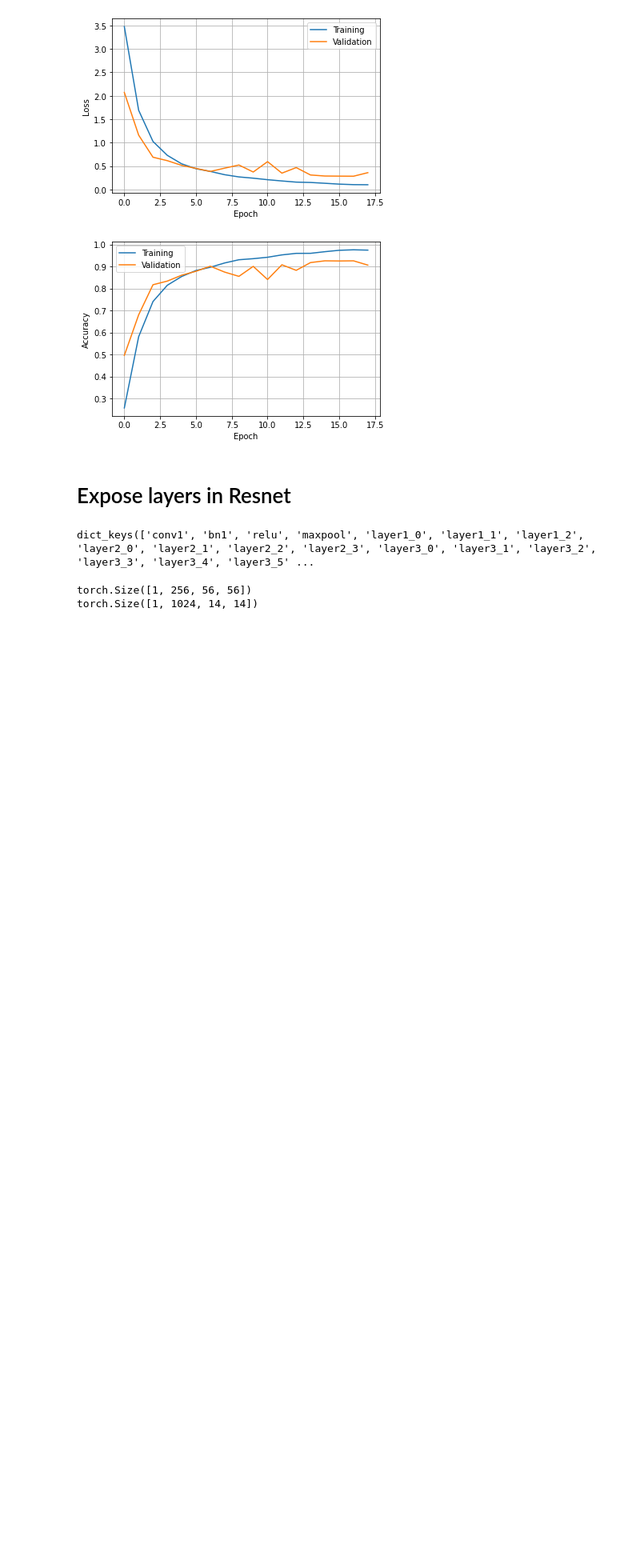
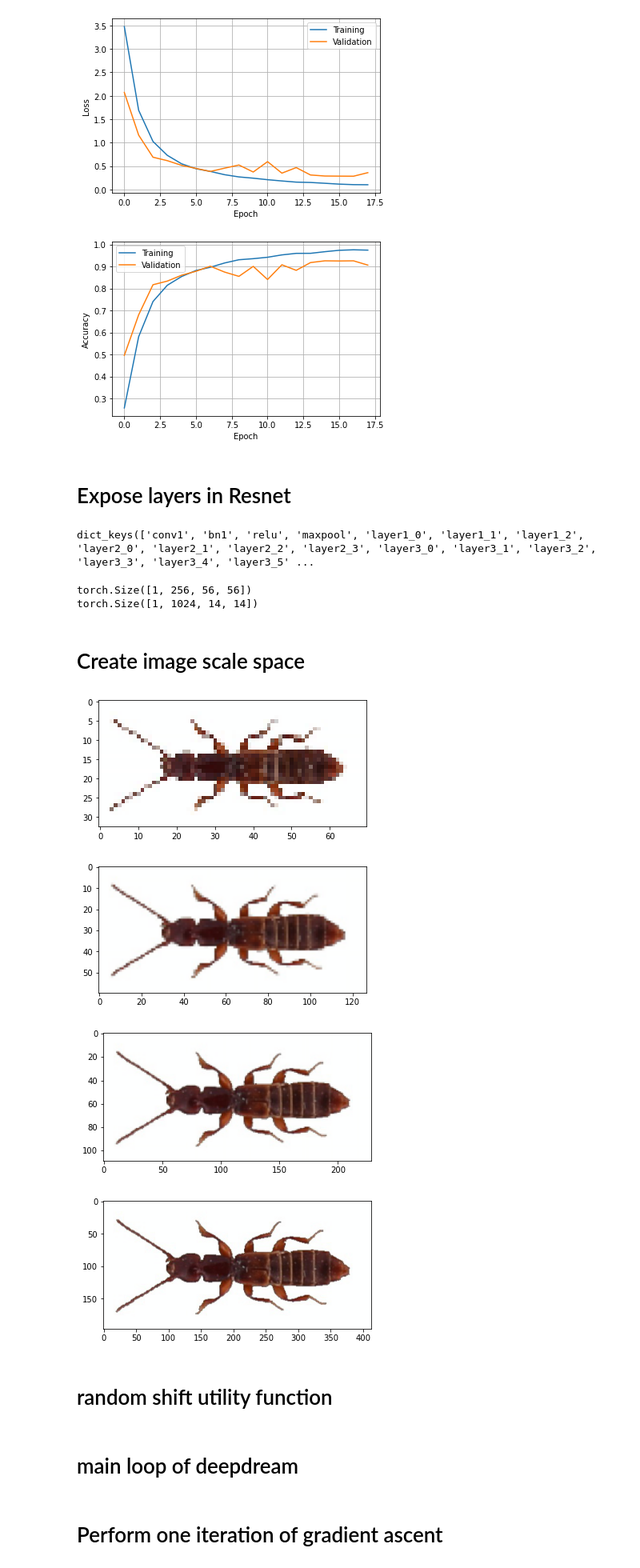
Before and after one commit to JackismyShephard/eternal-bugshine, a Jupyter notebook: deepdream.ipynb, the cells around one changed output. Shown at 80% size. Drawn from its saved outputs; the diff is of its cells as text; code cells hidden in the pictures; blank space fills up the shorter version.

Commit message:
add some (experimental) deep dream code

```diff
--- a/deepdream.ipynb
+++ b/deepdream.ipynb
@@ -427,3 +431,44 @@ for activation in activations.values():
 # %% [output]
 torch.Size([1, 256, 56, 56])
 torch.Size([1, 1024, 14, 14])
+# %% [markdown]
+# Create image scale space
+# %%
+def input_adapter(tensor, device = device):
+    tensor = tensor.to(device).unsqueeze(0)
+    tensor.requires_grad = True
+    return tensor
+
+def output_adapter(tensor):
+    return tensor.to('cpu').detach().squeeze(0)
+# %%
+def scale_level(tensor, start_size, level, ratio=1.8,
+                    levels=4, device = device):
+    exponent = level - levels + 1
+    w, h = np.int32(np.float32(start_size) * (ratio ** exponent))
+    # we resize tensors directly instead of PIL images.
+    # The difference here is that resizing on PIL images does automatic antialiasing
+    # Note that the cv.resize used elsewhere does not use antialiasing
+    scale_tensor = transforms.Resize((h, w))(tensor)
+    scale_tensor = input_adapter(scale_tensor, device)
+    return scale_tensor
+# %%
+def scale_space(image, ratio = 1.8, levels = 4, device = device):
+    scaled_tensors = []
+    start_size = image.size
+    dream_transform = transforms.Compose([tensorfy, normalize])
+    tensor = dream_transform(image)
+    for level in range(levels):
+        scaled_tensor = scale_level(tensor, start_size, level, device = device)
+        scaled_tensors.append(scaled_tensor)
+    return scaled_tensors
+# %%
+for scaled_img in scale_space(image):
+    imshow(output_adapter(scaled_img))
+# %% [output]
+[figure, added]
+[figure, added]
+[figure, added]
+[figure, added]
+# %% [markdown]
+# random shift utility function
@@ -429,0 +484,2 @@ torch.Size([1, 1024, 14, 14])
+# %% [markdown]
+# main loop of deepdream
@@ -429,0 +518,2 @@ torch.Size([1, 1024, 14, 14])
+# %% [markdown]
+# Perform one iteration of gradient ascent
```
Also changed, not shown: parts of 29 cells of this notebook.
